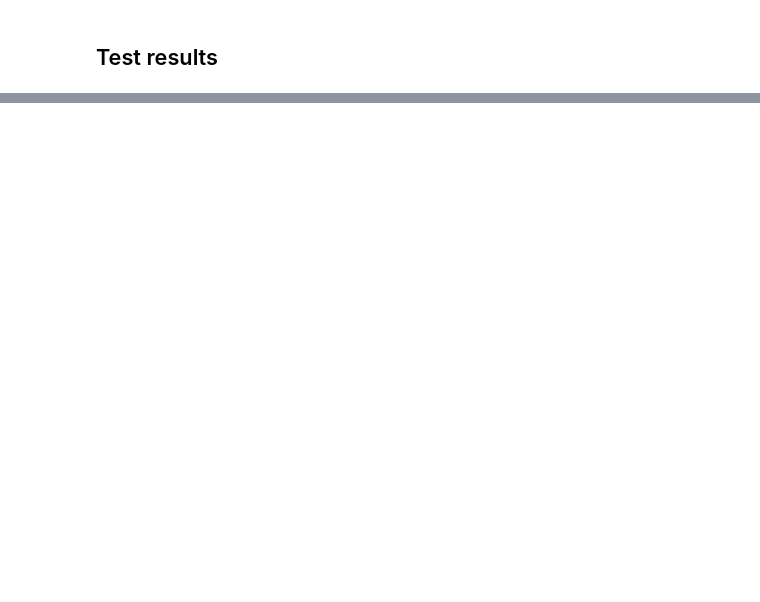
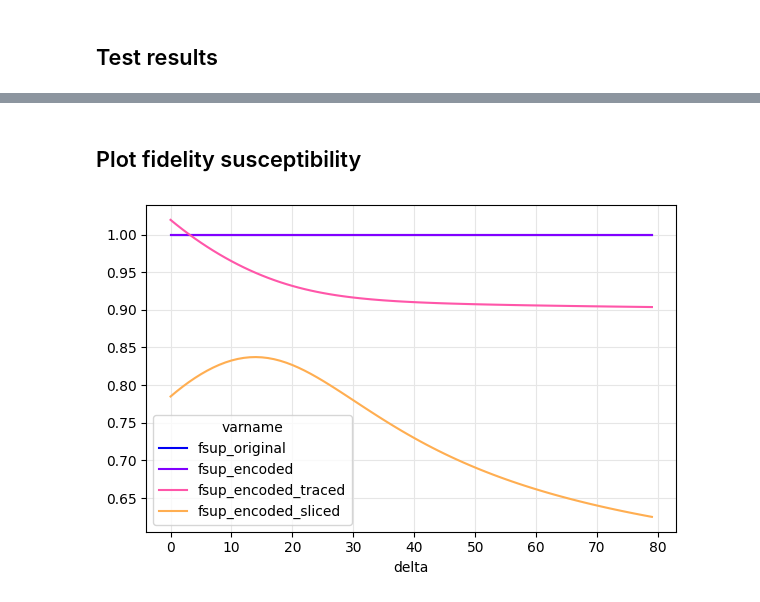
Before and after one commit to danlkv/quantum_autoencoder_qtensor, a Jupyter notebook: notebooks/Train autoencoder on eigenstates.ipynb, the cells around one changed output, grey strips where cells are left out. Saved outputs shown, nothing was run; the diff lists cells and outputs as text; code cells hidden in the pictures; blank space fills up the shorter version.

Commit message:
calculate fidelity susceptibility

```diff
--- a/notebooks/Train autoencoder on eigenstates.ipynb
+++ b/notebooks/Train autoencoder on eigenstates.ipynb
@@ -185,2 +186,9 @@ _ = [compare_compression(*i) for i in compressions]
 # %%
 compressed
+# %% [markdown]
+## Plot fidelity susceptibility
+# %%
+from cartesian_explorer import Explorer
+from cartesian_explorer.caches import JobLibCache
+cache = JobLibCache('../data/caex_cache/fsup')
+ex = Explorer(cache=cache)
@@ -186,0 +244,8 @@ compressed
+# %%
+fig = ex.plot_variables(('fsup_original', 'fsup_encoded', 'fsup_encoded_traced', 'fsup_encoded_sliced'),
+                        L=[8],
+                        delta=range(80),
+                        parameters=[parameters.detach().numpy()]
+                 ),
+# %% [output]
+[figure, added]
```
Also changed, not shown: parts of 22 cells of this notebook.
